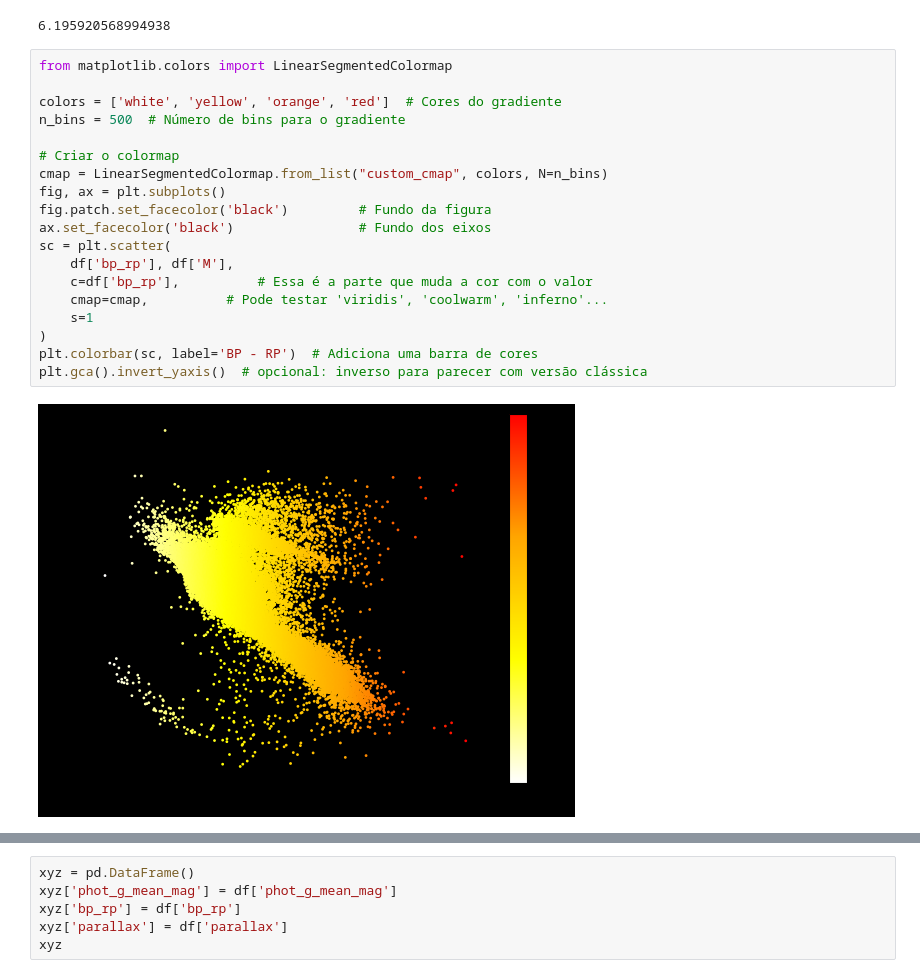
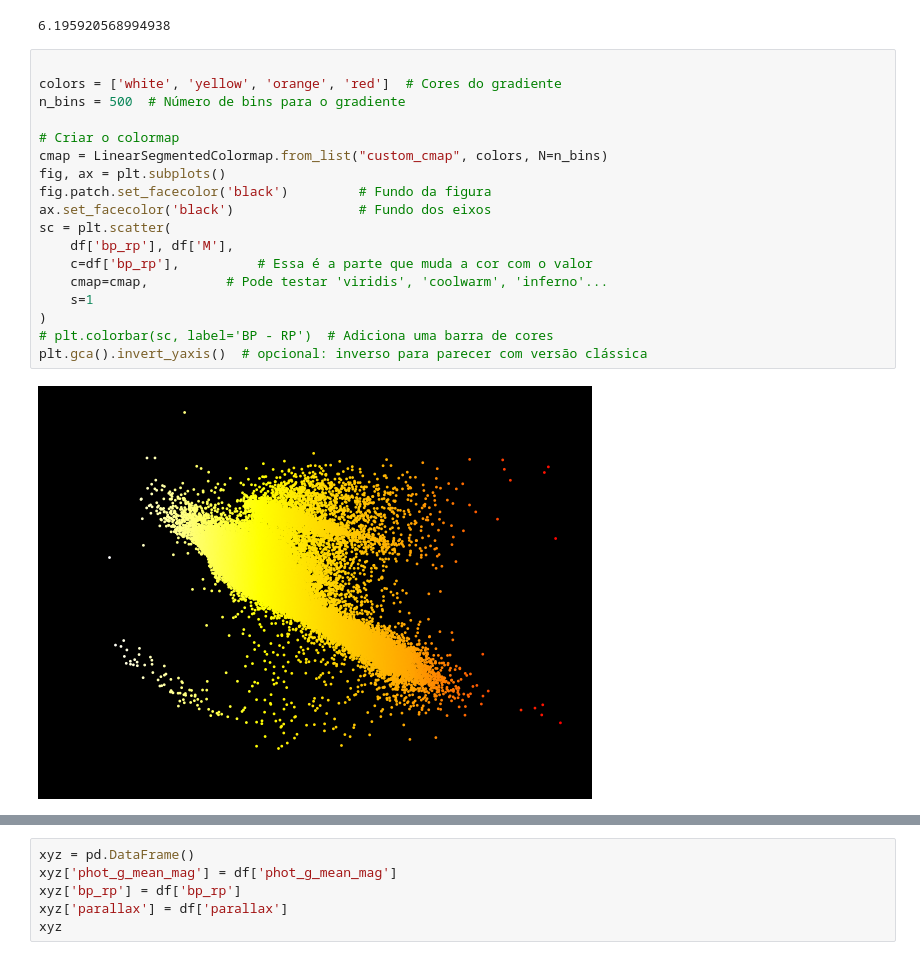
Before and after one commit to arturbernardo/data_stars, a Jupyter notebook: Gaia2Exploration.ipynb, the cells around one changed output, grey strips where cells are left out. Drawn from its saved outputs; the diff is of its cells as text.

```diff
--- a/Gaia2Exploration.ipynb
+++ b/Gaia2Exploration.ipynb
@@ -202,26 +213,25 @@ max(df['log_L']) #4.1959205689949375
 # %% [output]
 6.195920568994938
 # %%
-from matplotlib.colors import LinearSegmentedColormap
 
 colors = ['white', 'yellow', 'orange', 'red']  # Cores do gradiente
 n_bins = 500  # Número de bins para o gradiente
 
 # Criar o colormap
 cmap = LinearSegmentedColormap.from_list("custom_cmap", colors, N=n_bins)
 fig, ax = plt.subplots()
 fig.patch.set_facecolor('black')         # Fundo da figura
 ax.set_facecolor('black')                # Fundo dos eixos
 sc = plt.scatter(
     df['bp_rp'], df['M'],
     c=df['bp_rp'],          # Essa é a parte que muda a cor com o valor
     cmap=cmap,          # Pode testar 'viridis', 'coolwarm', 'inferno'...
     s=1
 )
-plt.colorbar(sc, label='BP - RP')  # Adiciona uma barra de cores
+# plt.colorbar(sc, label='BP - RP')  # Adiciona uma barra de cores
 plt.gca().invert_yaxis()  # opcional: inverso para parecer com versão clássica
 # %% [output]
-[figure, old version]
+[figure, new version]
 # %%
 df
 # %% [output]
```
Also changed, not shown: parts of 4 cells of this notebook.
